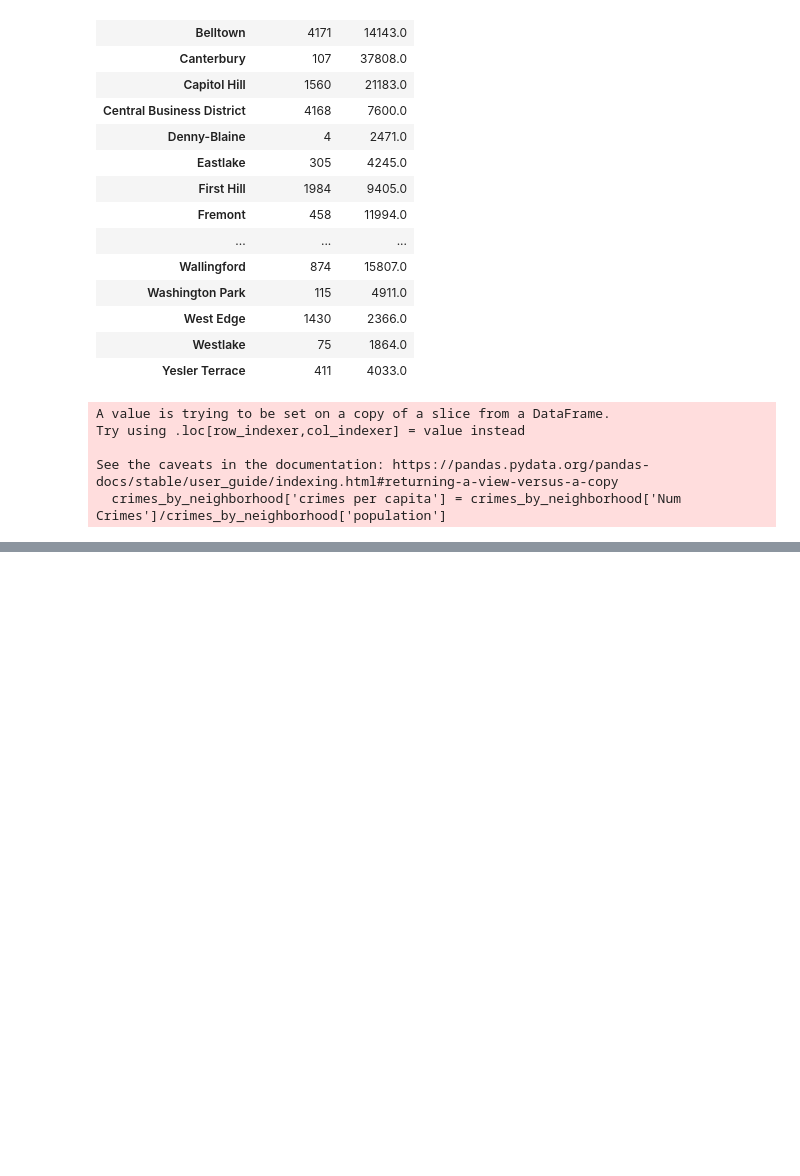
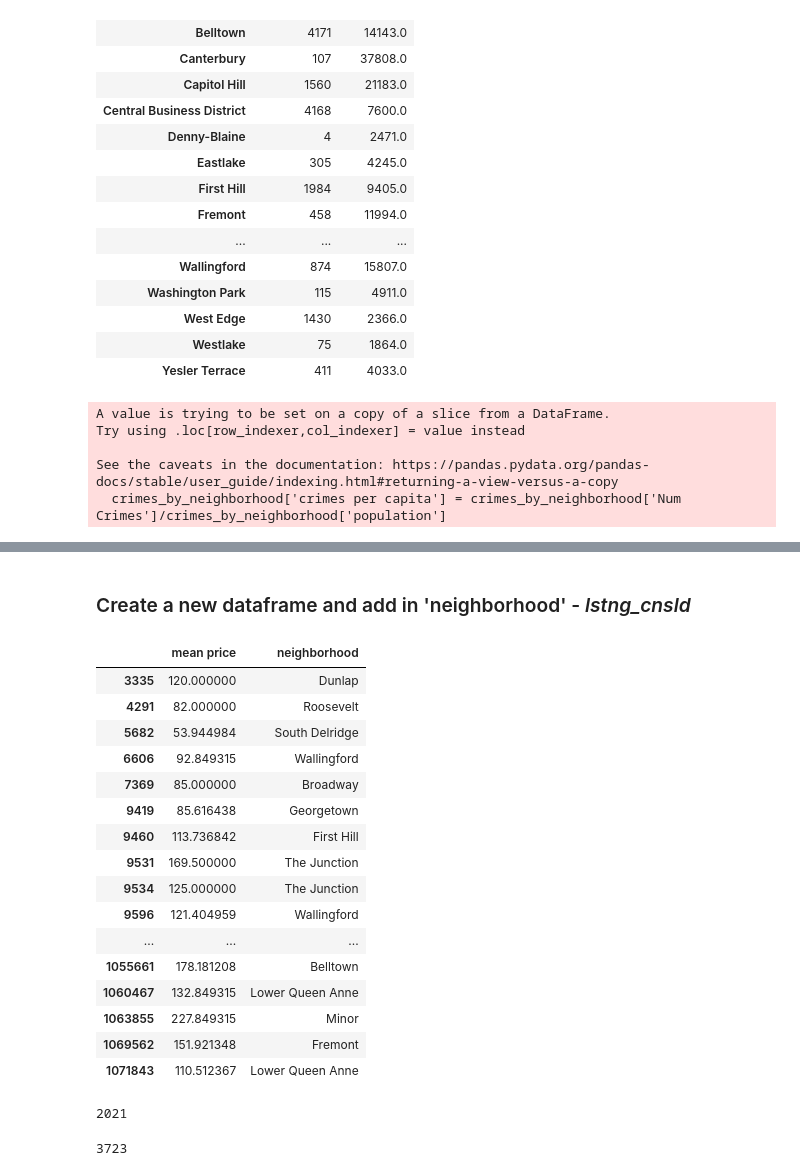
Before and after one commit to manifolded/aggregate-seattle, a Jupyter notebook: Seattle AirBnB Exploration.ipynb, the cells around one changed output, grey strips where cells are left out. Cells and saved outputs as stored; diff of their text form; code cells hidden in the pictures; blank space fills up the shorter version.

```diff
--- a/Seattle AirBnB Exploration.ipynb
+++ b/Seattle AirBnB Exploration.ipynb
@@ -936,3 +939,37 @@ px.scatter(crimes_by_neighborhood, x='population', y='crimes per capita',
            log_x=True, log_y=True, hover_name=crimes_by_neighborhood.index)
 # %% [output]
 [interactive output not drawn]
+# %% [markdown]
+### Create a new dataframe and add in 'neighborhood' - *lstng_cnsld*
+# %%
+lstng_cnsld = calendar.groupby('listing_id').mean().dropna().rename({'price':'mean price'}, axis=1)
+# %%
+lstng_cnsld = pd.concat([lstng_cnsld, listing_neighborhoods], axis=1, join='inner').rename({0:'neighborhood'}, axis=1)
+# %%
+lstng_cnsld
+# %% [output]
+|  | mean price | neighborhood |
+| 3335 | 120.000000 | Dunlap |
+| 4291 | 82.000000 | Roosevelt |
+| 5682 | 53.944984 | South Delridge |
+| 6606 | 92.849315 | Wallingford |
+| 7369 | 85.000000 | Broadway |
+| 9419 | 85.616438 | Georgetown |
+| 9460 | 113.736842 | First Hill |
+| 9531 | 169.500000 | The Junction |
+| 9534 | 125.000000 | The Junction |
+| 9596 | 121.404959 | Wallingford |
+| ... | ... | ... |
+| 1055661 | 178.181208 | Belltown |
+| 1060467 | 132.849315 | Lower Queen Anne |
+| 1063855 | 227.849315 | Minor |
+| 1069562 | 151.921348 | Fremont |
+| 1071843 | 110.512367 | Lower Queen Anne |
+# %%
+lstng_cnsld['neighborhood'].isin(crimes_by_neighborhood.index).sum()
+# %% [output]
+2021
+# %%
+len(lstng_cnsld)
+# %% [output]
+3723
```
Also changed, not shown: parts of 8 cells of this notebook.
